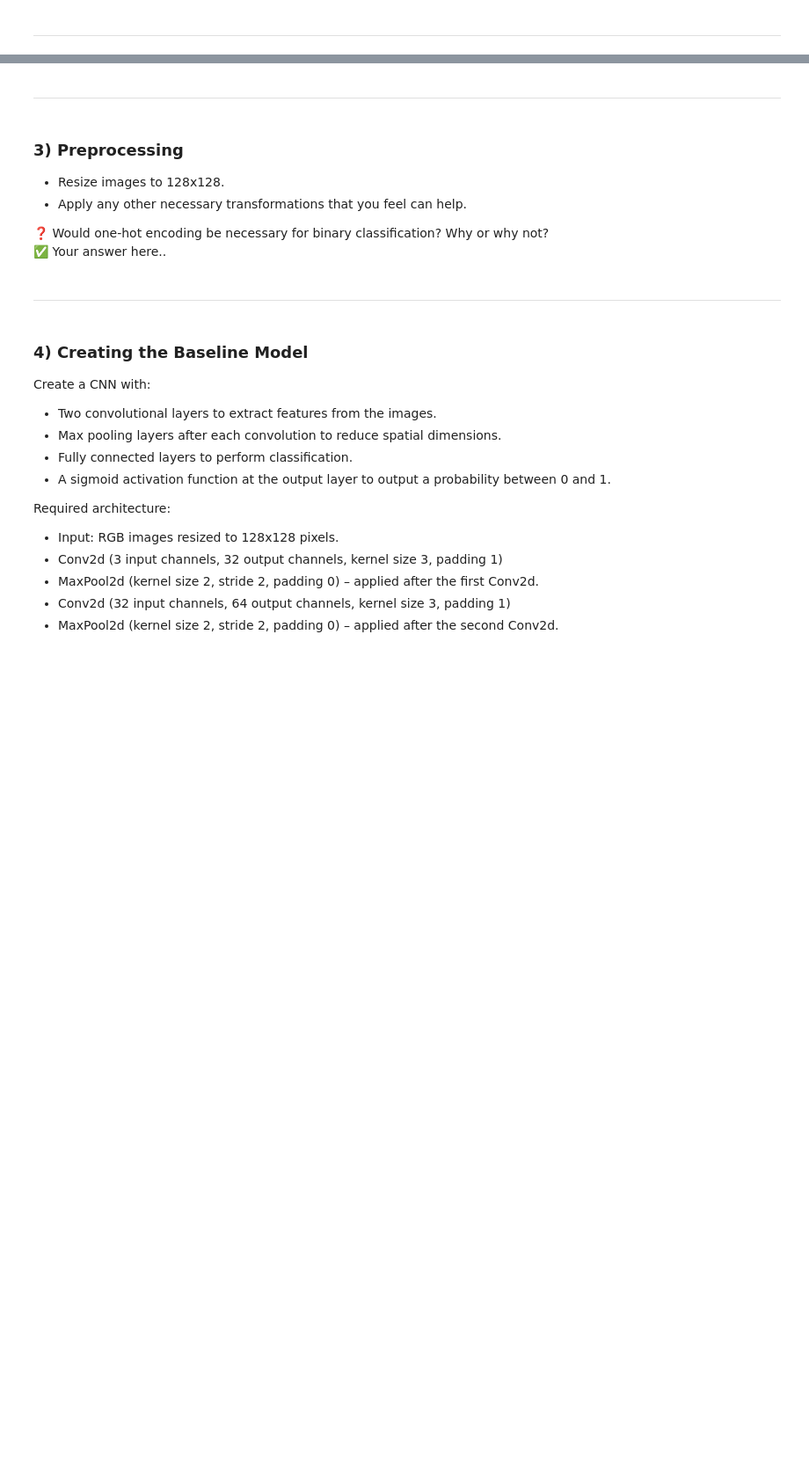
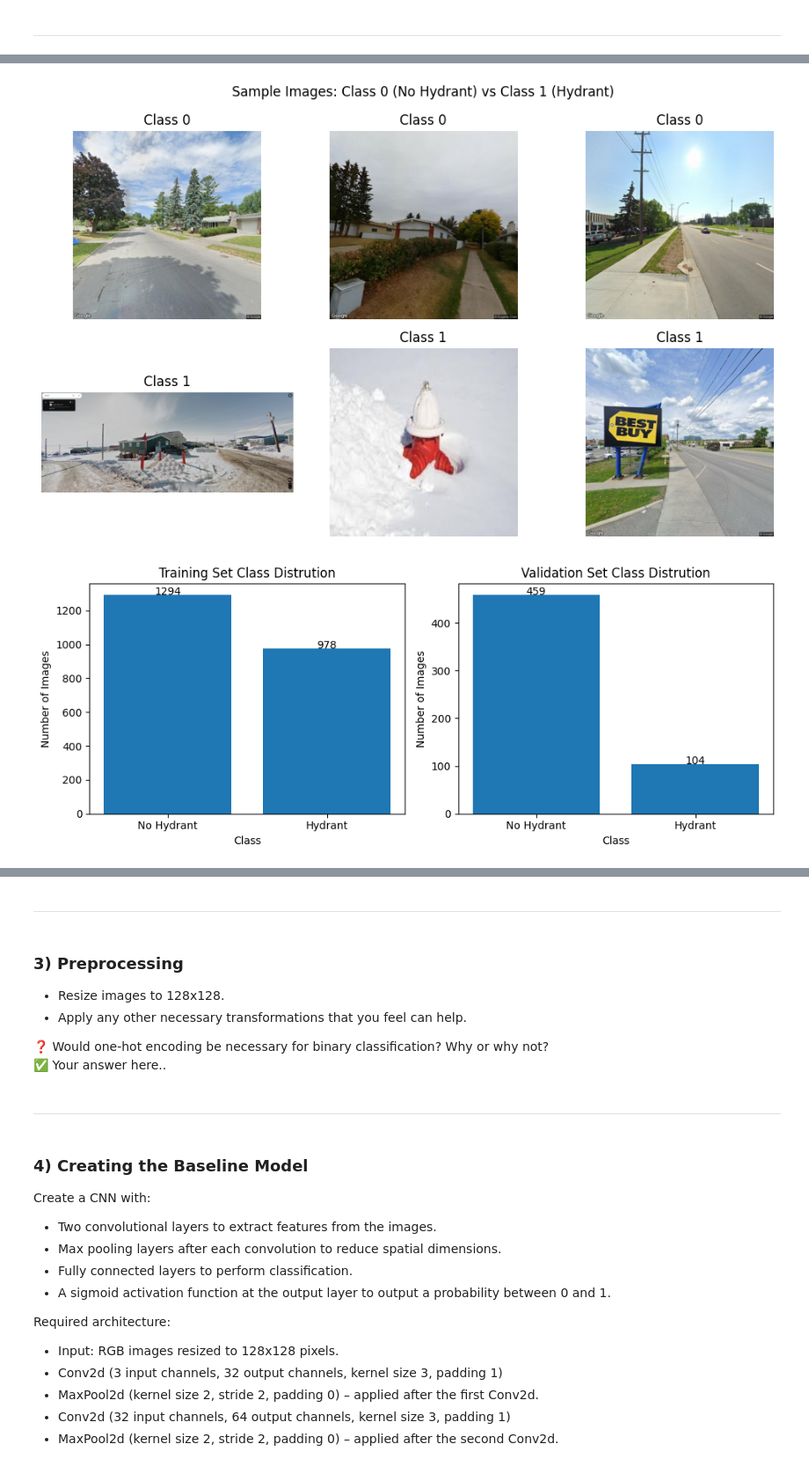
Before and after one commit to RAndrew291/4415_Machine_Learning_Assignments, a Jupyter notebook: W2026/Assignments/A2/A2_SYSC4415_W26.ipynb, the cells around one changed output, grey strips where cells are left out. Shown at 88% size. Drawn from its saved outputs; the diff is of its cells as text; code cells hidden in the pictures; blank space fills up the shorter version.

```diff
--- a/W2026/Assignments/A2/A2_SYSC4415_W26.ipynb
+++ b/W2026/Assignments/A2/A2_SYSC4415_W26.ipynb
@@ -93,0 +99,74 @@ valid_label = pd.read_csv('/content/valid/_classes.csv')
+# %%
+## Enter your code here..
+print("Train labels preview:")
+print(train_label.head())
+print("\nValidation labels preview:")
+print(valid_label.head())
+
+filename_col = train_label.columns[0]
+label_col = train_label.columns[1]
+
+print("\nFilename column: ", filename_col)
+print("Label column: ", label_col)
+
+class0_samples = train_label[train_label[label_col] == 0].head(3)
+class1_samples = train_label[train_label[label_col] == 1].head(3)
+
+print("\nClass 0")
+print(class0_samples)
+
+print("\nClass 1")
+print(class1_samples)
+
+fig, axes = plt.subplots(2, 3, figsize=(10, 6))
+fig.suptitle("Sample Images: Class 0 (No Hydrant) vs Class 1 (Hydrant)")
+
+# class 0 plot
+for i, row in enumerate(class0_samples.itertuples()):
+  img_path = os.path.join(train_data_path, getattr(row, filename_col))
+  img = mpimg.imread(img_path)
+  axes[0, i].imshow(img)
+  axes[0, i].set_title(f"Class 0")
+  axes[0, i].axis('off')
+
+# class 1 plot
+for i, row in enumerate(class1_samples.itertuples()):
+  img_path = os.path.join(train_data_path, getattr(row, filename_col))
+  img = mpimg.imread(img_path)
+  axes[1, i].imshow(img)
+  axes[1, i].set_title(f"Class 1")
+  axes[1, i].axis('off')
+
+plt.tight_layout()
+plt.show()
+
+#  class distributions
+fig, axes = plt.subplots(1, 2, figsize=(10, 4))
+
+train_counts = train_label[label_col].value_counts().sort_index()
+valid_counts = valid_label[valid_label.columns[1]].value_counts().sort_index()
+
+# Training data distribution
+axes[0].bar(['No Hydrant', 'Hydrant'], train_counts.values)
+axes[0].set_title("Training Set Class Distrution")
+axes[0].set_ylabel("Number of Images")
+axes[0].set_xlabel("Class")
+
+for j, v in enumerate(train_counts.values):
+  axes[0].text(j, v, str(v), ha='center')
+
+# Validation data distribution
+axes[1].bar(['No Hydrant', 'Hydrant'], valid_counts.values)
+axes[1].set_title("Validation Set Class Distrution")
+axes[1].set_ylabel("Number of Images")
+axes[1].set_xlabel("Class")
+
+for j, v in enumerate(valid_counts.values):
+  axes[1].text(j, v, str(v), ha='center')
+
+plt.tight_layout()
+plt.show()
+
+print("Train class distribution: ", train_counts.to_string())
+print("\nValidation class distribution", valid_counts.to_string())
+# %% [output]
@@ -93,0 +190,2 @@ valid_label = pd.read_csv('/content/valid/_classes.csv')
+[figure, added]
+[figure, added]
```
Also changed, not shown: parts of 5 cells of this notebook.
